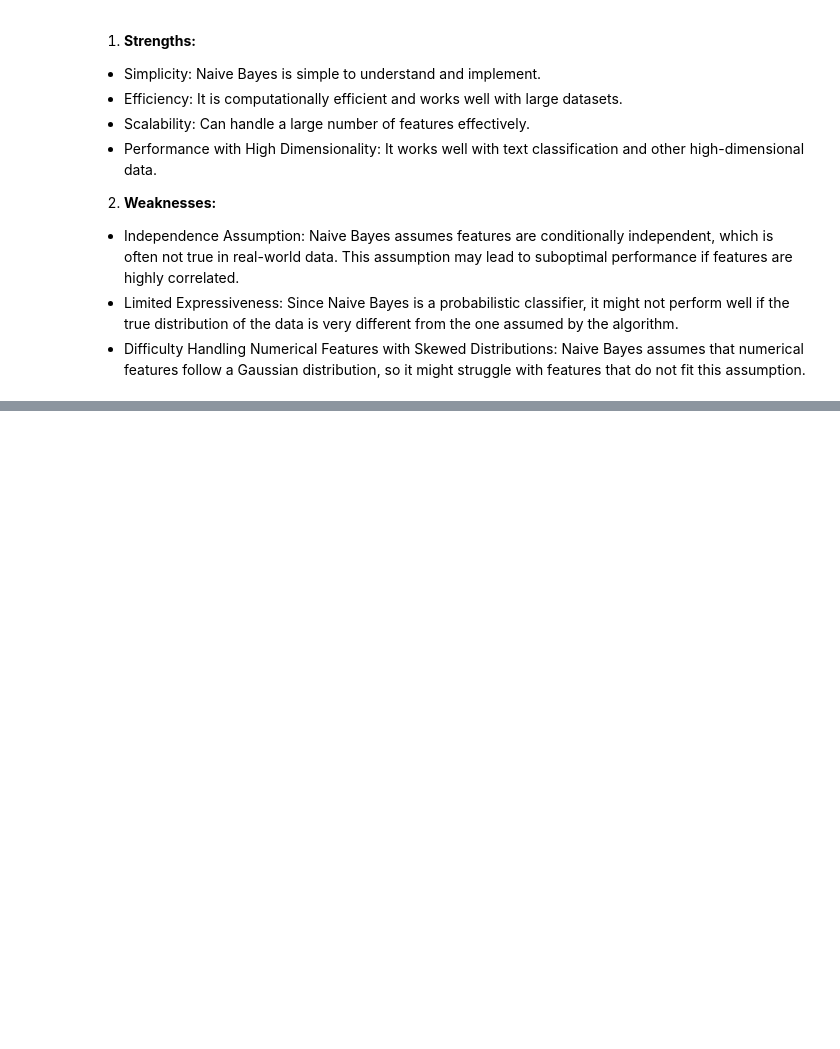
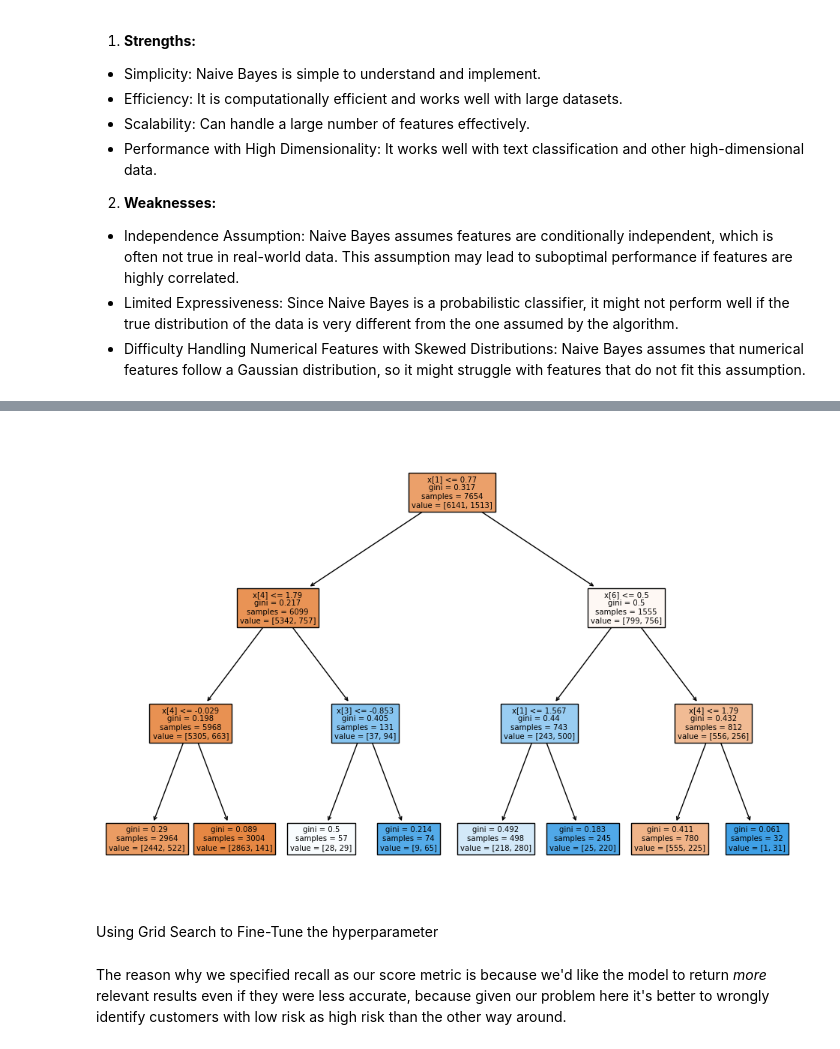
Before and after one commit to zayed95/churn_prediction, a Jupyter notebook: python_code.ipynb, the cells around one changed output, grey strips where cells are left out. Saved outputs shown, nothing was run; the diff lists cells and outputs as text; code cells hidden in the pictures; blank space fills up the shorter version.

```diff
--- a/python_code.ipynb
+++ b/python_code.ipynb
@@ -709,0 +783,9 @@ The classification report evaluates the performance of your classification model
+# %%
+from sklearn.tree import plot_tree
+plt.figure(figsize=(12,8))
+plot_tree(tree, filled=True)
+plt.show()
+# %% [output]
+[figure, added]
+# %% [markdown]
+Using Grid Search to Fine-Tune the hyperparameter
@@ -709,0 +804,2 @@ The classification report evaluates the performance of your classification model
+# %% [markdown]
+The reason why we specified recall as our score metric is because we'd like the model to return *more* relevant results even if they were less accurate, because given our problem here it's better to wrongly identify customers with low risk as high risk than the other way around.
```
Also changed, not shown: parts of 28 cells of this notebook.
